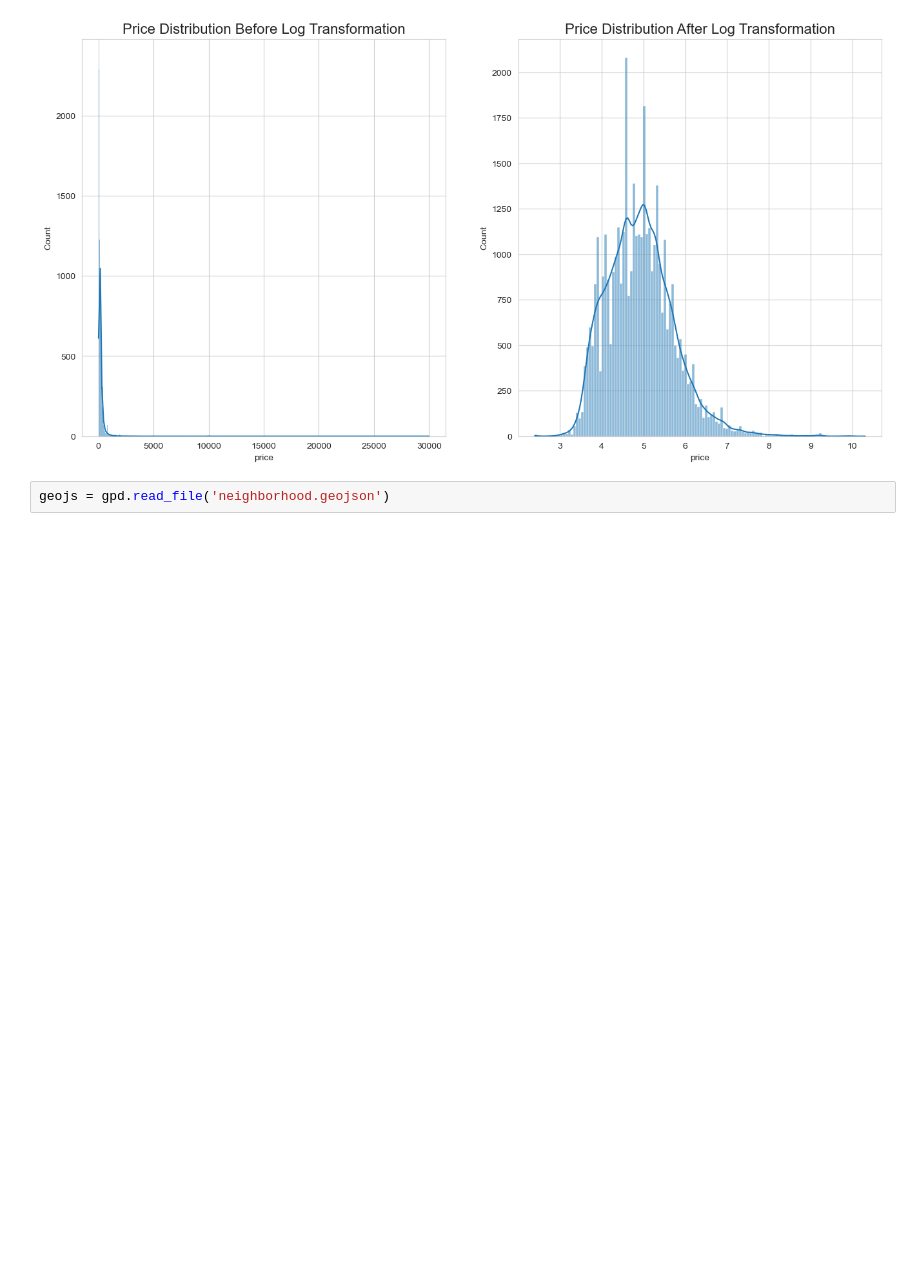
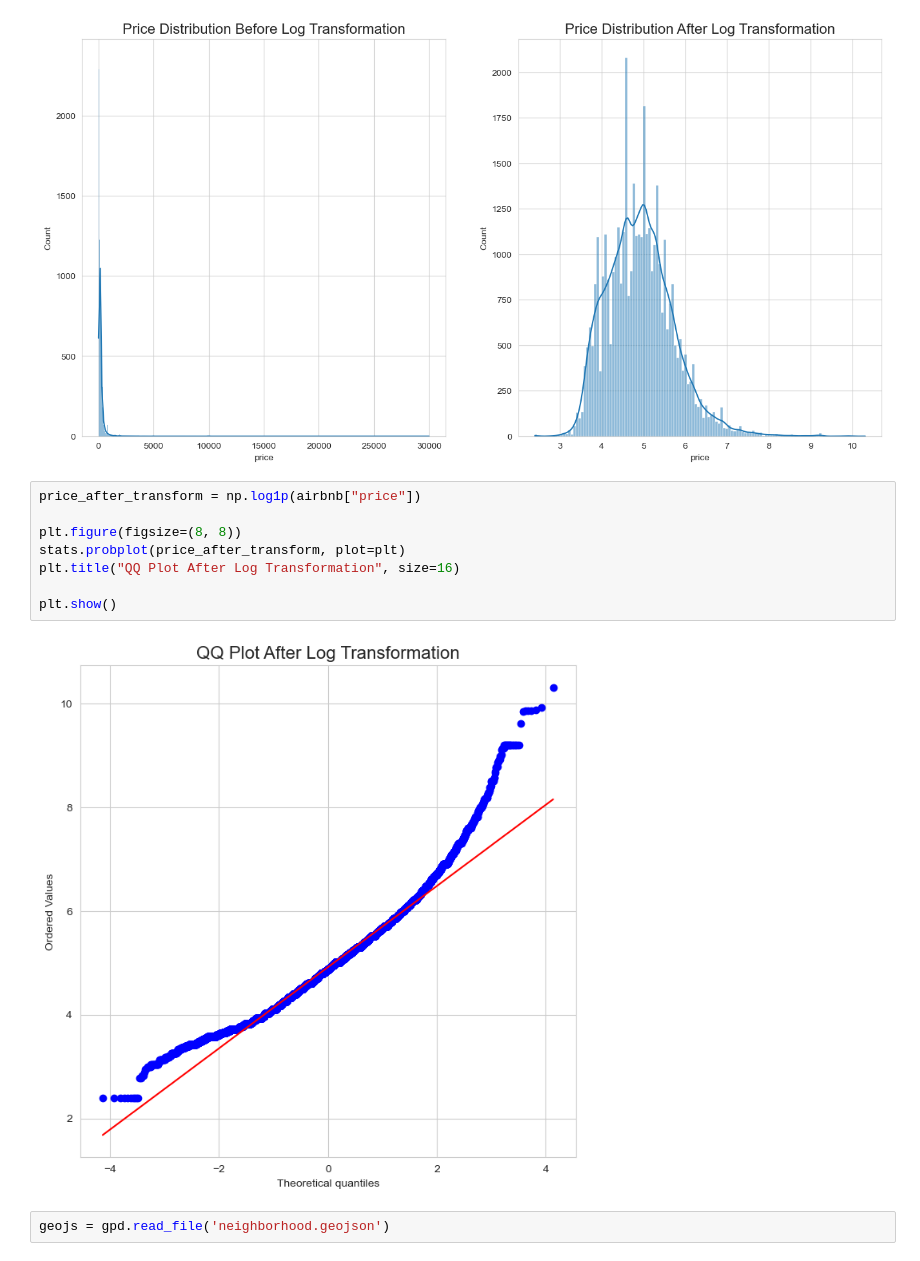
Before and after one commit to colorpool/FinalPro_NYCAirbnb, a Jupyter notebook: Airbnb_2023_11.ipynb, the cells around one changed output. Drawn from its saved outputs; the diff is of its cells as text; blank space fills up the shorter version.

```diff
--- a/Airbnb_2023_11.ipynb
+++ b/Airbnb_2023_11.ipynb
@@ -325,6 +354,16 @@ sns.histplot(np.log1p(airbnb.price), kde=True, ax=ax[1]).set_title("Price Distri
 # %% [output]
 Text(0.5, 1.0, 'Price Distribution After Log Transformation')
 [figure]
+# %%
+price_after_transform = np.log1p(airbnb["price"])
+
+plt.figure(figsize=(8, 8))
+stats.probplot(price_after_transform, plot=plt)
+plt.title("QQ Plot After Log Transformation", size=16)
+
+plt.show()
+# %% [output]
+[figure, added]
 # %%
 geojs = gpd.read_file('neighborhood.geojson')
 # %%
```
Also changed, not shown: parts of 24 cells of this notebook.
